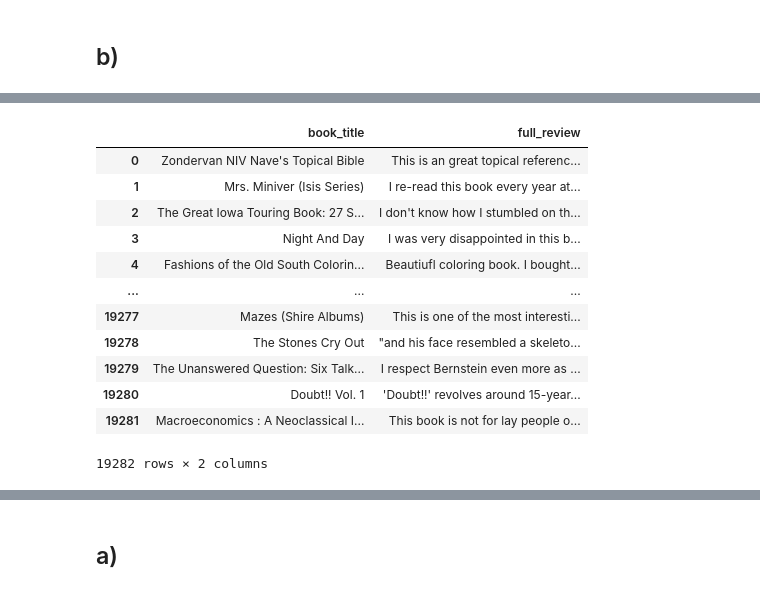
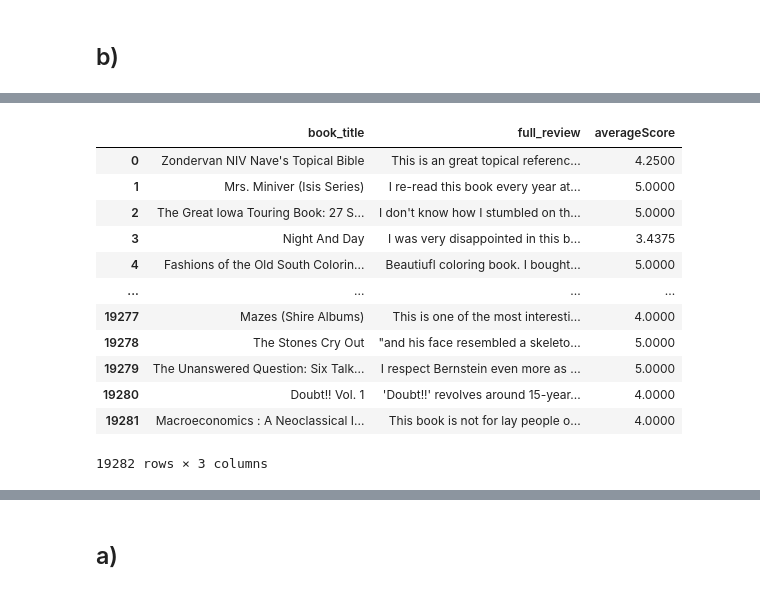
Before and after one commit to mguzelocak/BookFinder, a Jupyter notebook: PageSeer.ipynb, the cells around one changed output, grey strips where cells are left out. Cells and saved outputs as stored; diff of their text form; code cells hidden in the pictures.

```diff
--- a/PageSeer.ipynb
+++ b/PageSeer.ipynb
@@ -147,3 +132,15 @@ df2.head()
 | 388818 | 0486438767 | Fashions of the Old South Colorin... | 3.99 | A2T87CHZR3TE5E | Konrad Trope | 0/0 | 5.0 | 1201046400 | ... |
 # %%
 df2 = df2.dropna(subset=['Title', 'review/text']).reset_index(drop=True)
+df2['review/text'] = df2['review/text'] + ' ' + df2['review/summary']
+# %%
+from nltk.sentiment.vader import SentimentIntensityAnalyzer
+import nltk
+nltk.download('vader_lexicon')
+
+sid = SentimentIntensityAnalyzer()
+df2['scores'] = df2['review/text'].astype(str).apply(lambda text: sid.polarity_scores(text))
+df2['compound'] = df2['scores'].apply(lambda d: d['compound'])
+df2['compound'] = df2['compound'].astype(float)
+df2['sentiment'] = df2['compound'].apply(lambda score: 1 if score > 0.2 else -1 if score < -0.6 else 0)
+df2[:10]
@@ -149,0 +198,4 @@ df2 = df2.dropna(subset=['Title', 'review/text']).reset_index(drop=True)
+# %%
+average = df2.groupby('Title')['review/score'].mean().reset_index()
+average = average.rename(columns={'review/score': 'averageScore'})
+# average
@@ -159,19 +225,21 @@ for i in range(len(df2)):
         review_dict[str(df2['Title'][i])] += df2['review/text'][i]
 # %%
 df3 = pd.DataFrame(list(review_dict.items()), columns=['book_title', 'full_review'])
+df3 = pd.merge(df3, average, right_on='Title' ,left_on='book_title', how='inner')
+df3 = df3.drop(columns=['Title'])
 df3
 # %% [output]
-|  | book_title | full_review |
-| 0 | Zondervan NIV Nave's Topical Bible | This is an great topical referenc... |
-| 1 | Mrs. Miniver (Isis Series) | I re-read this book every year at... |
-| 2 | The Great Iowa Touring Book: 27 S... | I don't know how I stumbled on th... |
-| 3 | Night And Day | I was very disappointed in this b... |
-| 4 | Fashions of the Old South Colorin... | Beautiufl coloring book. I bought... |
-| ... | ... | ... |
-| 19277 | Mazes (Shire Albums) | This is one of the most interesti... |
-| 19278 | The Stones Cry Out | "and his face resembled a skeleto... |
-| 19279 | The Unanswered Question: Six Talk... | I respect Bernstein even more as ... |
-| 19280 | Doubt!! Vol. 1 | 'Doubt!!' revolves around 15-year... |
-| 19281 | Macroeconomics : A Neoclassical I... | This book is not for lay people o... |
+|  | book_title | full_review | averageScore |
+| 0 | Zondervan NIV Nave's Topical Bible | This is an great topical referenc... | 4.2500 |
+| 1 | Mrs. Miniver (Isis Series) | I re-read this book every year at... | 5.0000 |
+| 2 | The Great Iowa Touring Book: 27 S... | I don't know how I stumbled on th... | 5.0000 |
+| 3 | Night And Day | I was very disappointed in this b... | 3.4375 |
+| 4 | Fashions of the Old South Colorin... | Beautiufl coloring book. I bought... | 5.0000 |
+| ... | ... | ... | ... |
+| 19277 | Mazes (Shire Albums) | This is one of the most interesti... | 4.0000 |
+| 19278 | The Stones Cry Out | "and his face resembled a skeleto... | 5.0000 |
+| 19279 | The Unanswered Question: Six Talk... | I respect Bernstein even more as ... | 5.0000 |
+| 19280 | Doubt!! Vol. 1 | 'Doubt!!' revolves around 15-year... | 4.0000 |
+| 19281 | Macroeconomics : A Neoclassical I... | This book is not for lay people o... | 4.0000 |
-19282 rows × 2 columns
+19282 rows × 3 columns
 # %%
```
Also changed, not shown: parts of 35 cells of this notebook.
